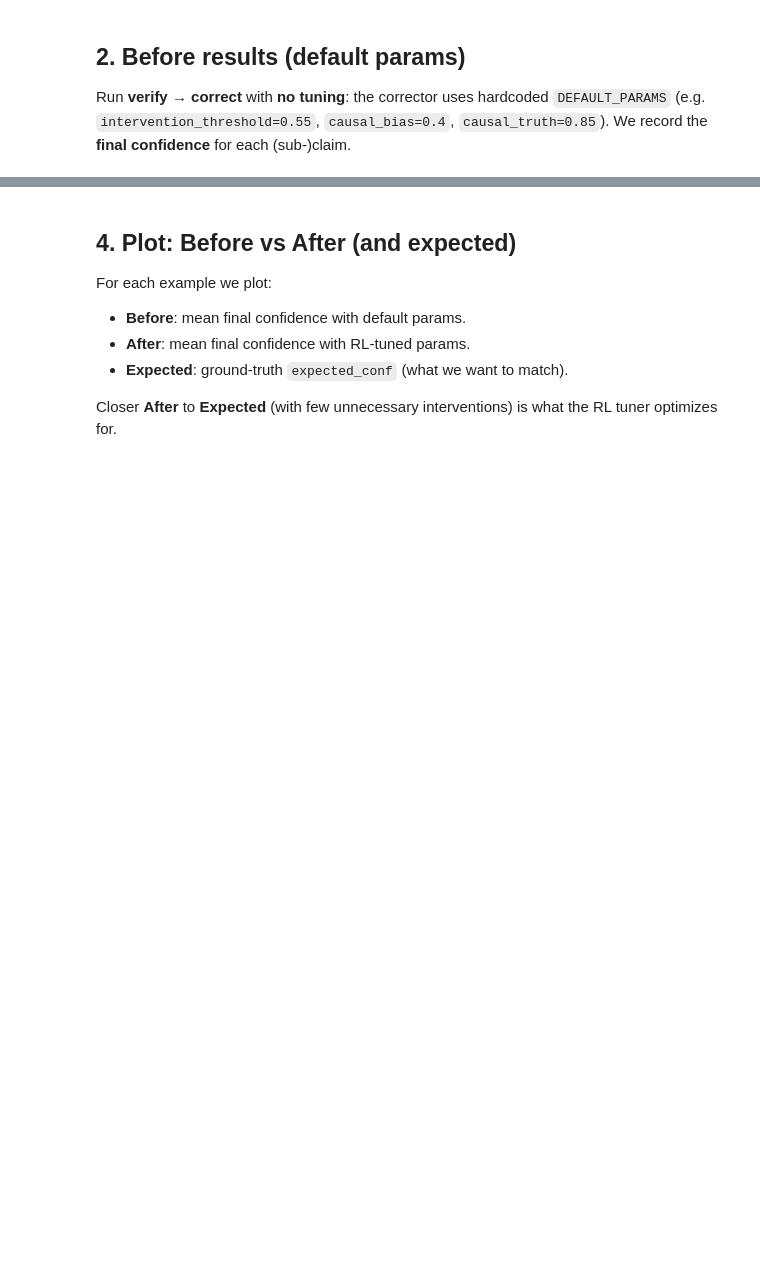
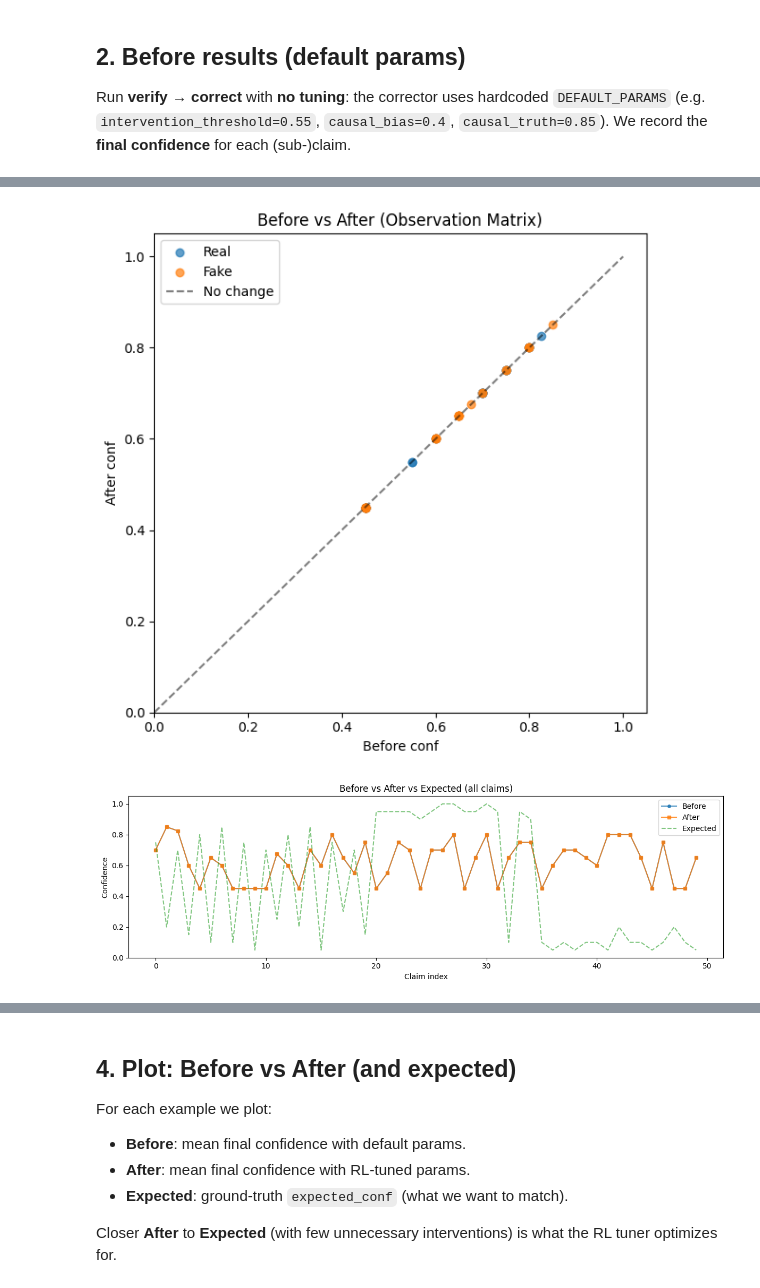
Before and after one commit to WeiL11/FakeNewsVerifier, a Jupyter notebook: notebooks/before_after_plot.ipynb, the cells around one changed output, grey strips where cells are left out. Cells and saved outputs as stored; diff of their text form; code cells hidden in the pictures; blank space fills up the shorter version.

```diff
--- a/notebooks/before_after_plot.ipynb
+++ b/notebooks/before_after_plot.ipynb
@@ -150,0 +296,38 @@ After mean confidence per example: [0.7, 0.85, 0.825, 0.6, 0.45, 0.65, 0.6, 0.45
+# %%
+import matplotlib.pyplot as plt
+import numpy as np
+
+# Plot 1: Scatter — before_conf vs after_conf (color by is_fake)
+fig1, ax1 = plt.subplots(figsize=(6, 6))
+fake_mask = df["is_fake"]
+ax1.scatter(df.loc[~fake_mask, "before_conf"], df.loc[~fake_mask, "after_conf"], c="C0", label="Real", alpha=0.7)
+ax1.scatter(df.loc[fake_mask, "before_conf"], df.loc[fake_mask, "after_conf"], c="C1", label="Fake", alpha=0.7)
+ax1.plot([0, 1], [0, 1], "k--", alpha=0.5, label="No change")
+ax1.set_xlabel("Before conf")
+ax1.set_ylabel("After conf")
+ax1.set_title("Before vs After (Observation Matrix)")
+ax1.legend()
+ax1.set_xlim(0, 1.05)
+ax1.set_ylim(0, 1.05)
+plt.tight_layout()
+plt.show()
+
+# Plot 2: Line plot — confidence by claim index
+fig2, ax2 = plt.subplots(figsize=(12, 4))
+x = np.arange(len(df))
+ax2.plot(x, df["before_conf"], "o-", label="Before", color="C0", alpha=0.8, markersize=4)
+ax2.plot(x, df["after_conf"], "s-", label="After", color="C1", alpha=0.8, markersize=4)
+ax2.plot(x, df["expected_conf"], "--", label="Expected", color="C2", alpha=0.6)
+ax2.set_xlabel("Claim index")
+ax2.set_ylabel("Confidence")
+ax2.set_title("Before vs After vs Expected (all claims)")
+ax2.legend()
+ax2.set_ylim(0, 1.05)
+plt.tight_layout()
+out_dir = ROOT / "notebooks" / "output"
+out_dir.mkdir(parents=True, exist_ok=True)
+plt.savefig(out_dir / "observation_matrix_plot.png", dpi=120)
+plt.show()
+# %% [output]
+[figure, added]
+[figure, added]
```
Also changed, not shown: parts of 18 cells of this notebook, 15 other files.
